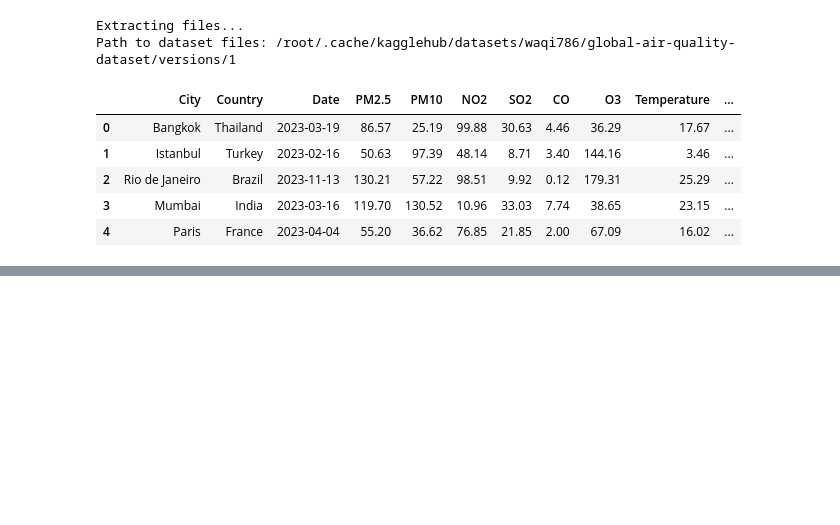
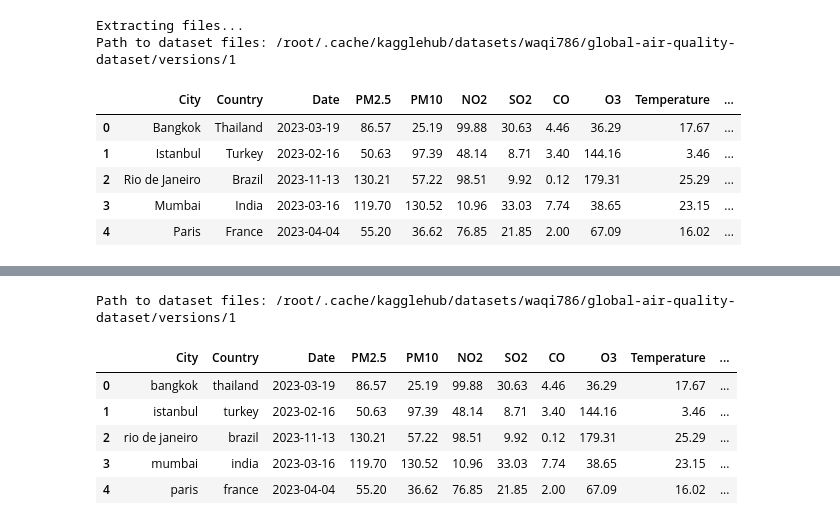
Before and after one commit to AndresQui20/Clase-inteligencia-artificial, a Jupyter notebook: Copia_de_Untitled4.ipynb, the cells around one changed output, grey strips where cells are left out. Saved outputs shown, nothing was run; the diff lists cells and outputs as text; code cells hidden in the pictures; blank space fills up the shorter version.

```diff
--- a/Copia_de_Untitled4.ipynb
+++ b/Copia_de_Untitled4.ipynb
@@ -25,0 +53,44 @@ df.head()
+# %%
+# prompt: ahora necesito que elimines los outliers y formatos de inconsistencias
+
+import kagglehub
+import pandas as pd
+
+# Download latest version
+path = kagglehub.dataset_download("waqi786/global-air-quality-dataset")
+
+print("Path to dataset files:", path)
+
+df = pd.read_csv(path + "/global_air_quality_data_10000.csv")
+
+# Drop rows with any null values
+df = df.dropna()
+
+# Identify numerical columns for outlier removal
+numerical_cols = df.select_dtypes(include=['number']).columns
+
+# Remove outliers using IQR method
+for col in numerical_cols:
+  Q1 = df[col].quantile(0.25)
+  Q3 = df[col].quantile(0.75)
+  IQR = Q3 - Q1
+  lower_bound = Q1 - 1.5 * IQR
+  upper_bound = Q3 + 1.5 * IQR
+  df = df[(df[col] >= lower_bound) & (df[col] <= upper_bound)]
+
+# Convert columns to appropriate data types
+for col in df.columns:
+  if df[col].dtype == 'object':
+    df[col] = df[col].str.strip()  # Remove leading/trailing whitespace
+    df[col] = df[col].str.lower()  # Convert to lowercase
+
+
+df.head()
+# %% [output]
+Path to dataset files: /root/.cache/kagglehub/datasets/waqi786/global-air-quality-dataset/versions/1
+|  | City | Country | Date | PM2.5 | PM10 | NO2 | SO2 | CO | O3 | Temperature | ... |
+| 0 | bangkok | thailand | 2023-03-19 | 86.57 | 25.19 | 99.88 | 30.63 | 4.46 | 36.29 | 17.67 | ... |
+| 1 | istanbul | turkey | 2023-02-16 | 50.63 | 97.39 | 48.14 | 8.71 | 3.40 | 144.16 | 3.46 | ... |
+| 2 | rio de janeiro | brazil | 2023-11-13 | 130.21 | 57.22 | 98.51 | 9.92 | 0.12 | 179.31 | 25.29 | ... |
+| 3 | mumbai | india | 2023-03-16 | 119.70 | 130.52 | 10.96 | 33.03 | 7.74 | 38.65 | 23.15 | ... |
+| 4 | paris | france | 2023-04-04 | 55.20 | 36.62 | 76.85 | 21.85 | 2.00 | 67.09 | 16.02 | ... |
```
Also changed, not shown: parts of 1 cell of this notebook.
